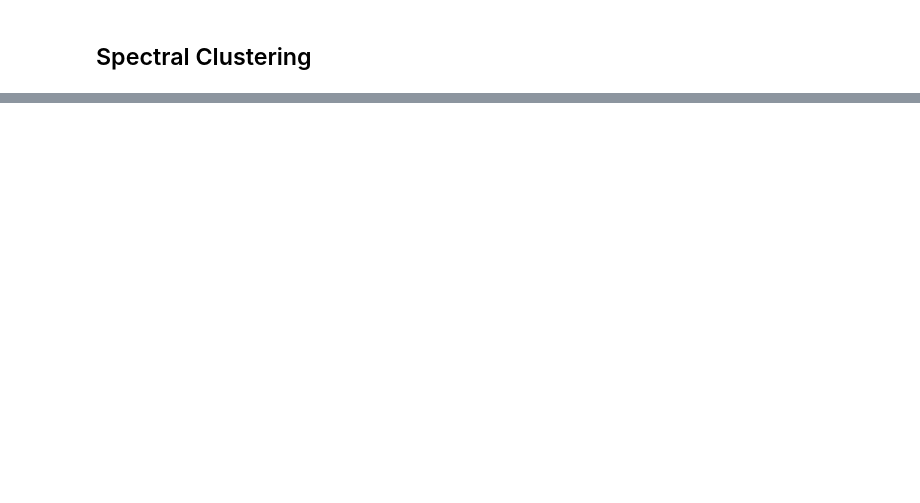
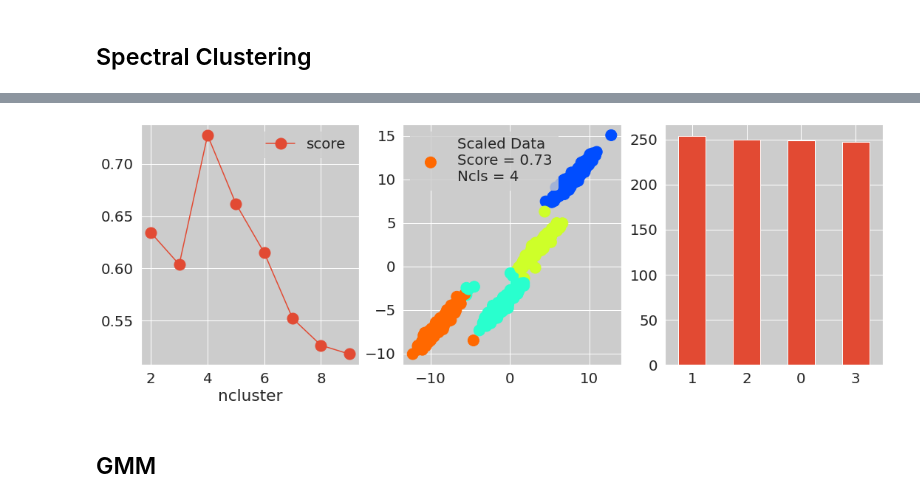
Before and after one commit to ghzuo/teslML, a Jupyter notebook: 31.Clustering.ipynb, the cells around one changed output, grey strips where cells are left out. Cells and saved outputs as stored; diff of their text form; code cells hidden in the pictures; blank space fills up the shorter version.

Commit message:
update clustering and keras

```diff
--- a/31.Clustering.ipynb
+++ b/31.Clustering.ipynb
@@ -173,0 +188,15 @@ tml.clplot(moon_Spectral.pivot(index='ncls', columns="gamma", values="score"), c
+# %%
+ellipse_KMeans = pd.DataFrame(columns=["ncluster", "score"])
+for n in np.arange(2,10):
+    cl = KMeans(n_clusters=n,n_init=50).fit_predict(Xs)
+    ellipse_KMeans.loc[len(ellipse_KMeans.index)] = [n, evalute(Xs, cl)]
+# %%
+idxPeak = ellipse_KMeans['score'].idxmax();
+ncls = int(ellipse_KMeans.loc[idxPeak,'ncluster'])
+cl = KMeans(n_clusters=ncls, n_init=50).fit_predict(Xs)
+lab = "Scaled Data\nScore = {:.2f}\nNcls = {:d}".format(evalute(Xs, cl), ncls)
+
+## plot data
+tml.clplot(ellipse_KMeans.set_index('ncluster'), cl, lab, Xs)
+# %% [output]
+[figure, added]
@@ -173,0 +205,2 @@ tml.clplot(moon_Spectral.pivot(index='ncls', columns="gamma", values="score"), c
+# %% [markdown]
+## GMM
```
Also changed, not shown: parts of 19 cells of this notebook, 3 other files.
